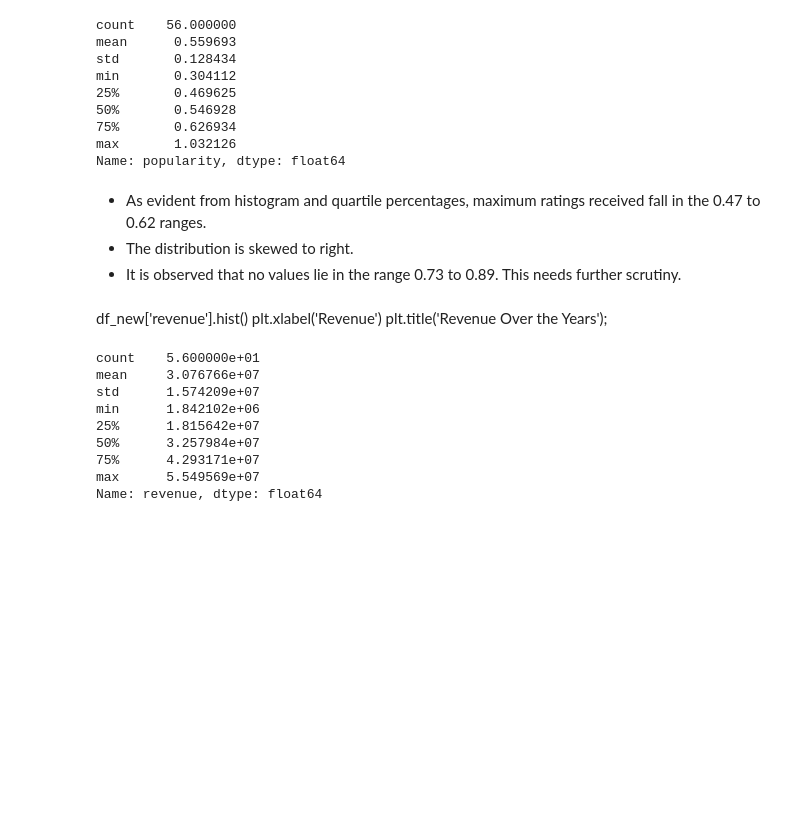
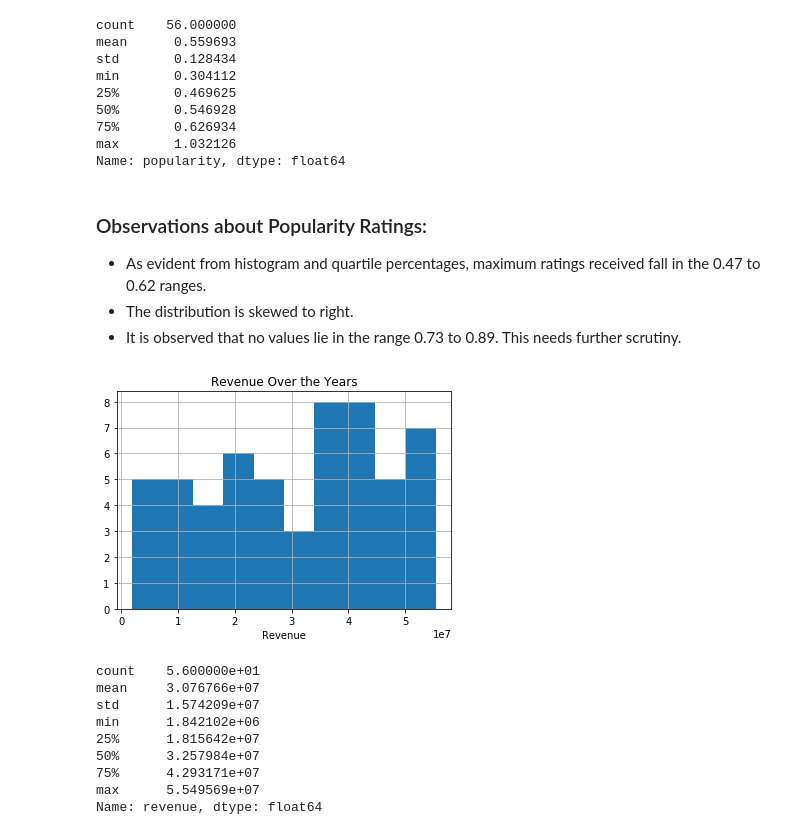
Before and after one commit to nirupamaprv/Investigate_Dataset, a Jupyter notebook: Investigate_a_Dataset_TMDb.ipynb, the cells around one changed output. Drawn from its saved outputs; the diff is of its cells as text; code cells hidden in the pictures; blank space fills up the shorter version.

```diff
--- a/Investigate_a_Dataset_TMDb.ipynb
+++ b/Investigate_a_Dataset_TMDb.ipynb
@@ -253,13 +254,16 @@ min       0.304112
 max       1.032126
 Name: popularity, dtype: float64
 # %% [markdown]
+### Observations about Popularity Ratings:
 - As evident from histogram and quartile percentages, maximum ratings received fall in the 0.47 to 0.62 ranges.
 - The distribution is skewed to right.
 - It is observed that no values lie in the range 0.73 to 0.89. This needs further scrutiny.
-# %% [markdown]
-df_new['revenue'].hist()
-plt.xlabel('Revenue')
-plt.title('Revenue Over the Years');
+# %%
+df_new['revenue'].hist()
+plt.xlabel('Revenue')
+plt.title('Revenue Over the Years');
+# %% [output]
+[figure, added]
 # %%
 df_new['revenue'].describe()
 # %% [output]
```
Also changed, not shown: parts of 3 cells of this notebook.
